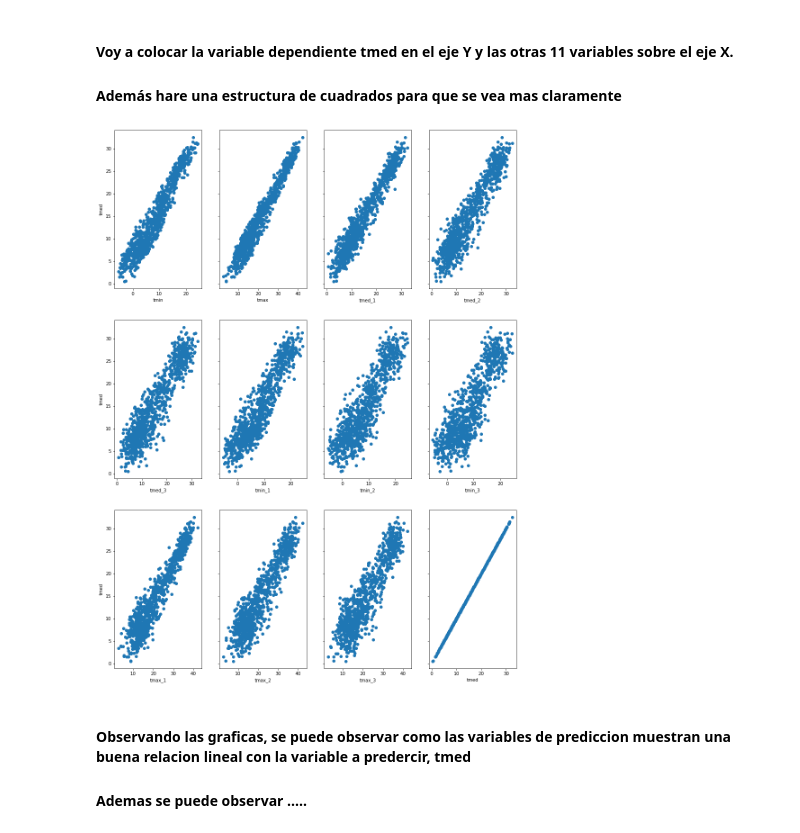
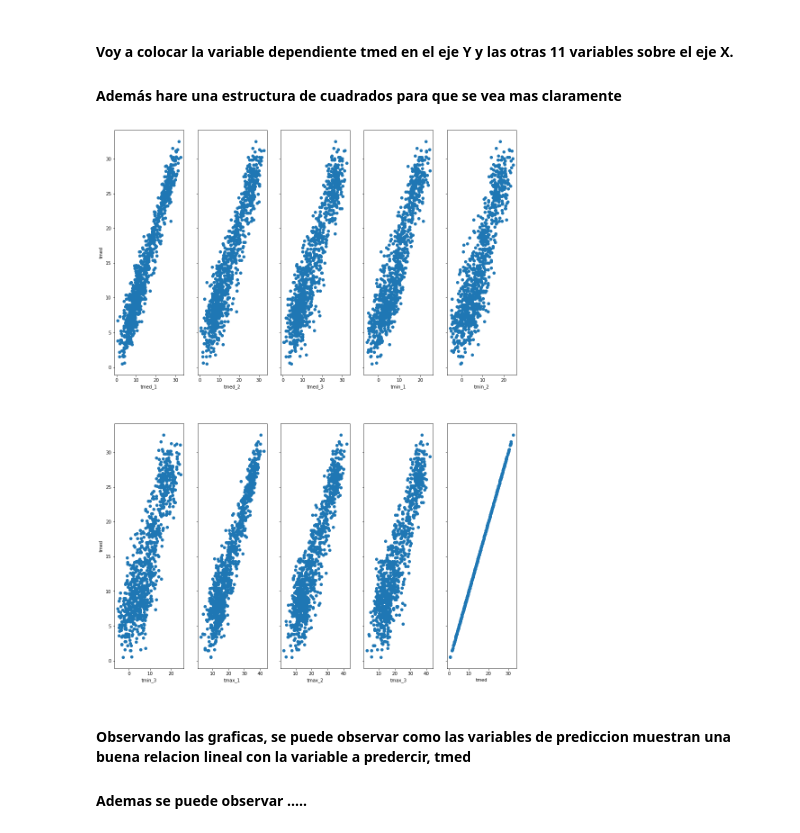
Before and after one commit to Plopezq/weather-forecast, a Jupyter notebook: Linear-Regression.ipynb, the cells around one changed output. Saved outputs shown, nothing was run; the diff lists cells and outputs as text; code cells hidden in the pictures.

Commit message:
Dropped tmin and tmax from dataframe in linear regression

```diff
--- a/Linear-Regression.ipynb
+++ b/Linear-Regression.ipynb
@@ -60,7 +60,7 @@ df.corr()[['tmed']].sort_values('tmed')
 #### Creo el nuevo dataframe:
 # %%
 df2 = df.drop(['prec_1', 'prec_2', 'prec_3'], axis=1)
-predictors = ['tmin','tmax','tmed_1','tmed_2','tmed_3','tmin_1','tmin_2','tmin_3','tmax_1','tmax_2', 'tmax_3', 'tmed']
+predictors = ['tmed_1','tmed_2','tmed_3','tmin_1','tmin_2','tmin_3','tmax_1','tmax_2', 'tmax_3', 'tmed']
 # %% [markdown]
 ## Visualizando las relaciones
 # %% [markdown]
@@ -76,29 +76,29 @@ import numpy as np
 # %%
 %matplotlib inline
 
 # manually set the parameters of the figure to and appropriate size
 plt.rcParams['figure.figsize'] = [16, 22]
 
 # call subplots specifying the grid structure we desire and that
 # the y axes should be shared
-fig, axes = plt.subplots(nrows=3, ncols=4, sharey=True)
+fig, axes = plt.subplots(nrows=2, ncols=5, sharey=True)
 
 # Since it would be nice to loop through the features in to build this plot
 # let us rearrange our data into a 2D array of 6 rows and 3 columns
-arr = np.array(predictors).reshape(3, 4)
+arr = np.array(predictors).reshape(2, 5)
 
 # use enumerate to loop over the arr 2D array of rows and columns
 # and create scatter plots of each meantempm vs each feature
 for row, col_arr in enumerate(arr):
     for col, feature in enumerate(col_arr):
         axes[row, col].scatter(df2[feature], df2['tmed'])
         if col == 0:
             axes[row, col].set(xlabel=feature, ylabel='tmed')
         else:
             axes[row, col].set(xlabel=feature)
 plt.show()
 # %% [output]
-[figure, old version]
+[figure, new version]
 # %% [markdown]
 #### Observando las graficas, se puede observar como las variables de prediccion muestran una buena relacion lineal con la variable a predercir, tmed
 
```
Also changed, not shown: parts of 22 cells of this notebook, 3 other files.
